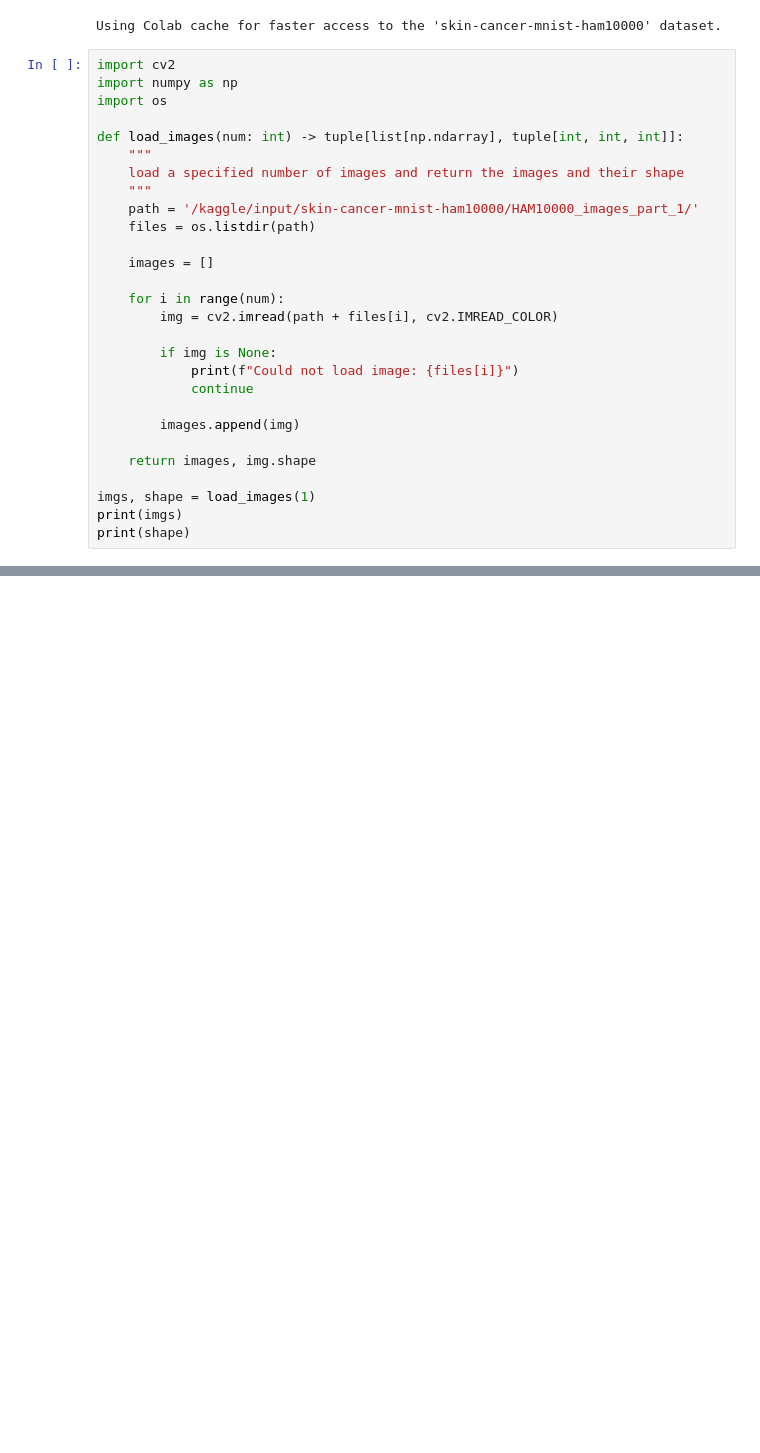
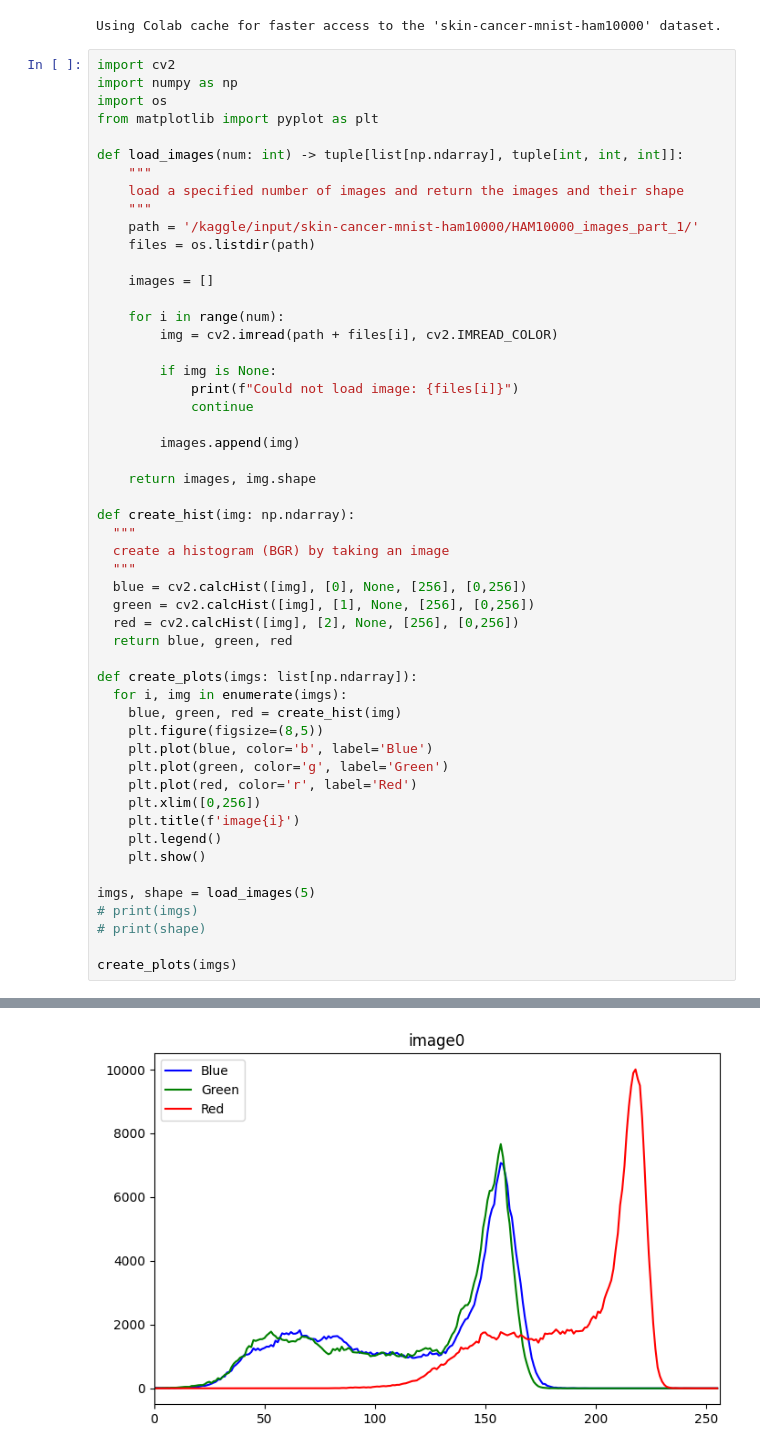
Before and after one commit to Twolvero/Skin-Lesion-Triage, a Jupyter notebook: feature-extraction.ipynb, the cells around one changed output, grey strips where cells are left out. Drawn from its saved outputs; the diff is of its cells as text; blank space fills up the shorter version.

Commit message:
create BGR histogram plots

```diff
--- a/feature-extraction.ipynb
+++ b/feature-extraction.ipynb
@@ -9,6 +9,7 @@ Using Colab cache for faster access to the 'skin-cancer-mnist-ham10000' dataset.
 import cv2
 import numpy as np
 import os
+from matplotlib import pyplot as plt
 
 def load_images(num: int) -> tuple[list[np.ndarray], tuple[int, int, int]]:
     """
@@ -30,7 +31,30 @@ def load_images(num: int) -> tuple[list[np.ndarray], tuple[int, int, int]]:
 
     return images, img.shape
 
-imgs, shape = load_images(1)
-print(imgs)
-print(shape)
+def create_hist(img: np.ndarray):
+  """
+  create a histogram (BGR) by taking an image
+  """
+  blue = cv2.calcHist([img], [0], None, [256], [0,256])
+  green = cv2.calcHist([img], [1], None, [256], [0,256])
+  red = cv2.calcHist([img], [2], None, [256], [0,256])
+  return blue, green, red
+
+def create_plots(imgs: list[np.ndarray]):
+  for i, img in enumerate(imgs):
+    blue, green, red = create_hist(img)
+    plt.figure(figsize=(8,5))
+    plt.plot(blue, color='b', label='Blue')
+    plt.plot(green, color='g', label='Green')
+    plt.plot(red, color='r', label='Red')
+    plt.xlim([0,256])
+    plt.title(f'image{i}')
+    plt.legend()
+    plt.show()
+
+imgs, shape = load_images(5)
+# print(imgs)
+# print(shape)
+
+create_plots(imgs)
 # %% [output]
@@ -53,0 +61 @@ print(shape)
+[figure, added]
```
Also changed, not shown: parts of 2 cells of this notebook.
